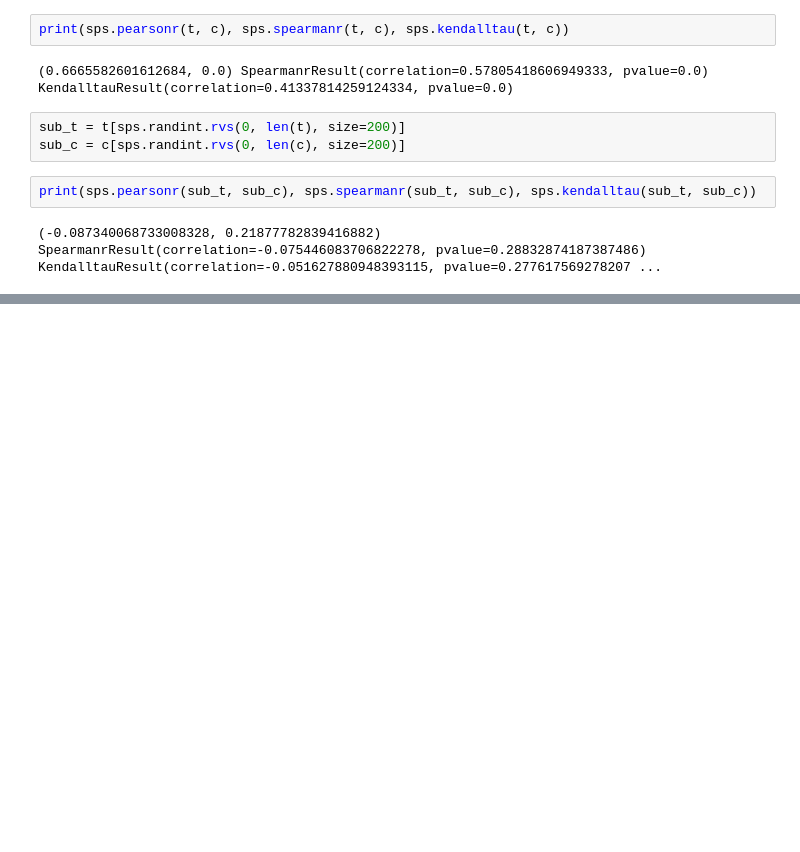
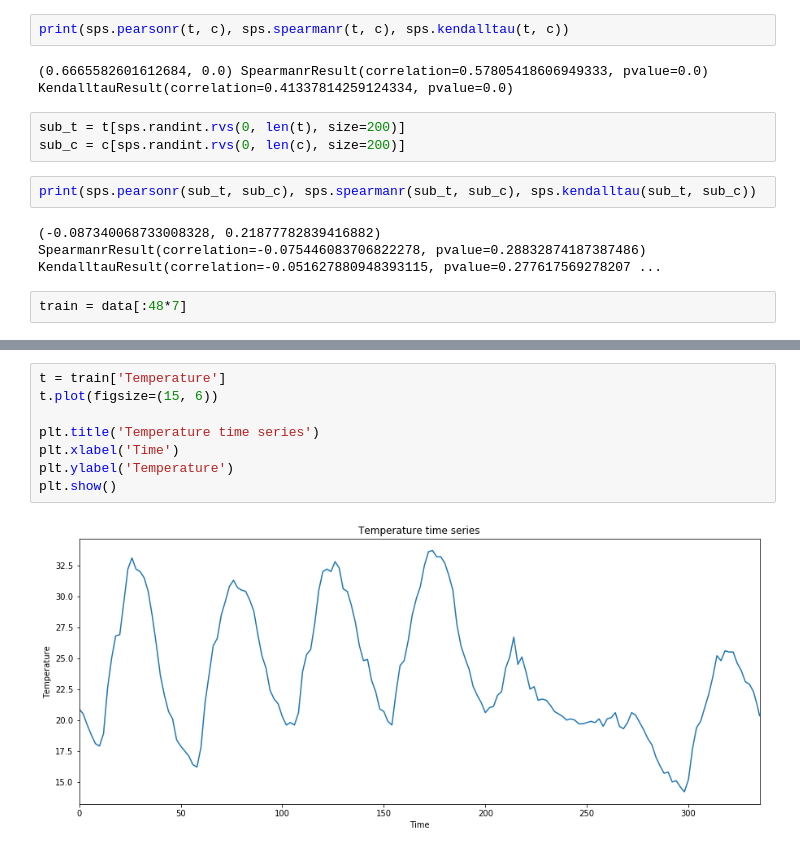
Before and after one commit to svinkapeppa/stochastic, a Jupyter notebook: lab_8/8.23.ipynb, the cells around one changed output, grey strips where cells are left out. Cells and saved outputs as stored; diff of their text form; blank space fills up the shorter version.

```diff
--- a/lab_8/8.23.ipynb
+++ b/lab_8/8.23.ipynb
@@ -56,3 +57,5 @@ sub_c = c[sps.randint.rvs(0, len(c), size=200)]
 print(sps.pearsonr(sub_t, sub_c), sps.spearmanr(sub_t, sub_c), sps.kendalltau(sub_t, sub_c))
 # %% [output]
 (-0.087340068733008328, 0.21877782839416882) SpearmanrResult(correlation=-0.075446083706822278, pvalue=0.28832874187387486) KendalltauResult(correlation=-0.051627880948393115, pvalue=0.277617569278207 ...
+# %%
+train = data[:48*7]
@@ -58,0 +80,10 @@ print(sps.pearsonr(sub_t, sub_c), sps.spearmanr(sub_t, sub_c), sps.kendalltau(su
+# %%
+t = train['Temperature']
+t.plot(figsize=(15, 6))
+
+plt.title('Temperature time series')
+plt.xlabel('Time')
+plt.ylabel('Temperature')
+plt.show()
+# %% [output]
+[figure, added]
```
Also changed, not shown: parts of 9 cells of this notebook.
